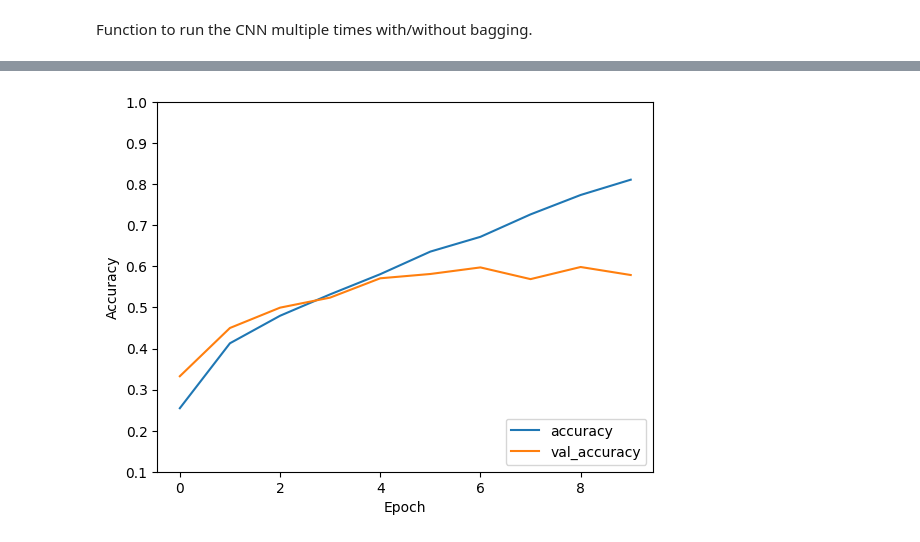
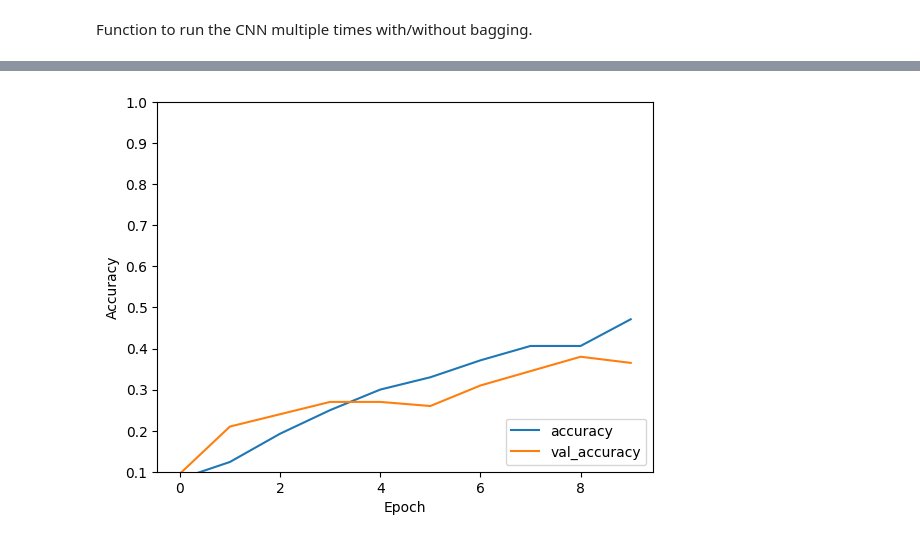
Before and after one commit to anton-linden/Classification-using-SVC-CNN-D7041E-project, a Jupyter notebook: CNN.ipynb, the cells around one changed output, grey strips where cells are left out. Drawn from its saved outputs; the diff is of its cells as text; code cells hidden in the pictures.

```diff
--- a/CNN.ipynb
+++ b/CNN.ipynb
@@ -155,6 +154,6 @@ def run_multiple_times(_runs=5, _amount_of_data=1000, _epochs=10):
 
 
 # Set these parameters to the desired size of data and amount of runs. Has defaults if forgotten.
-run_multiple_times(_runs=1, _amount_of_data=10000, _epochs=10)
+run_multiple_times(_runs=1, _amount_of_data=1000, _epochs=10)
 # %% [output]
 Epoch 1/10
@@ -177 +176 @@ Epoch 10/10
-[figure, old version]
+[figure, new version]
```
Also changed, not shown: parts of 2 cells of this notebook, 1 other file.
